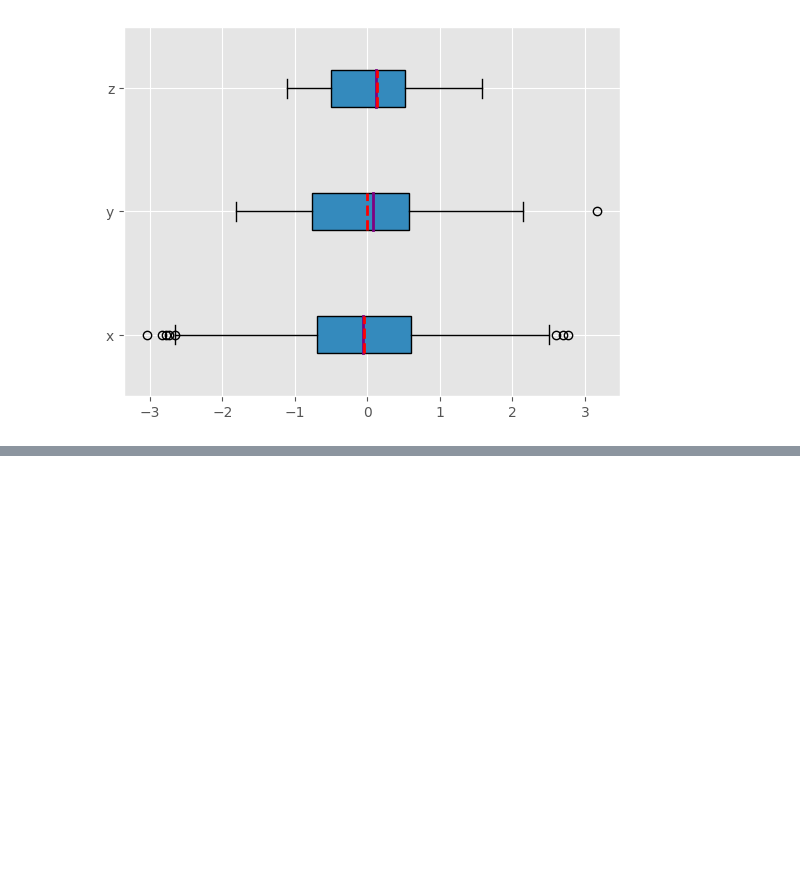
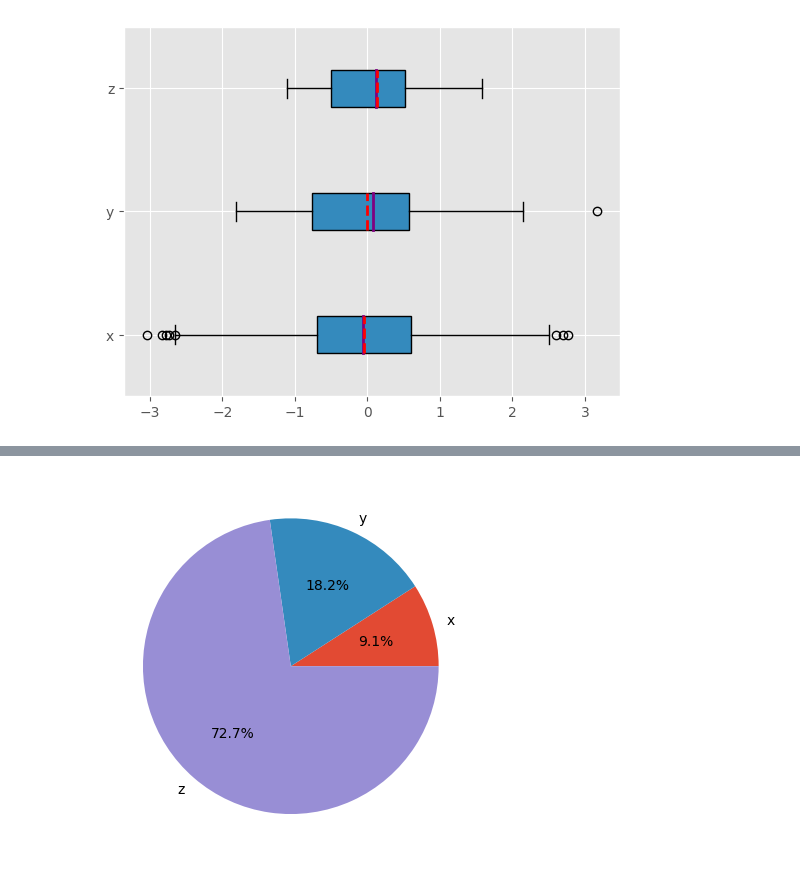
Before and after one commit to felipesebben/math_for_ds, a Jupyter notebook: statistics_fundamentals/1_statistics_fundamentals.ipynb, the cells around one changed output, grey strips where cells are left out. Saved outputs shown, nothing was run; the diff lists cells and outputs as text; code cells hidden in the pictures; blank space fills up the shorter version.

```diff
--- a/statistics_fundamentals/1_statistics_fundamentals.ipynb
+++ b/statistics_fundamentals/1_statistics_fundamentals.ipynb
@@ -1386,0 +1427,8 @@ plt.show()
+# %%
+x, y, z = 128, 256, 1024
+# %%
+fig, ax = plt.subplots()
+ax.pie((x, y, z), labels=('x', 'y', 'z'), autopct='%1.1f%%')
+plt.show()
+# %% [output]
+[figure, added]
```
Also changed, not shown: parts of 21 cells of this notebook.
